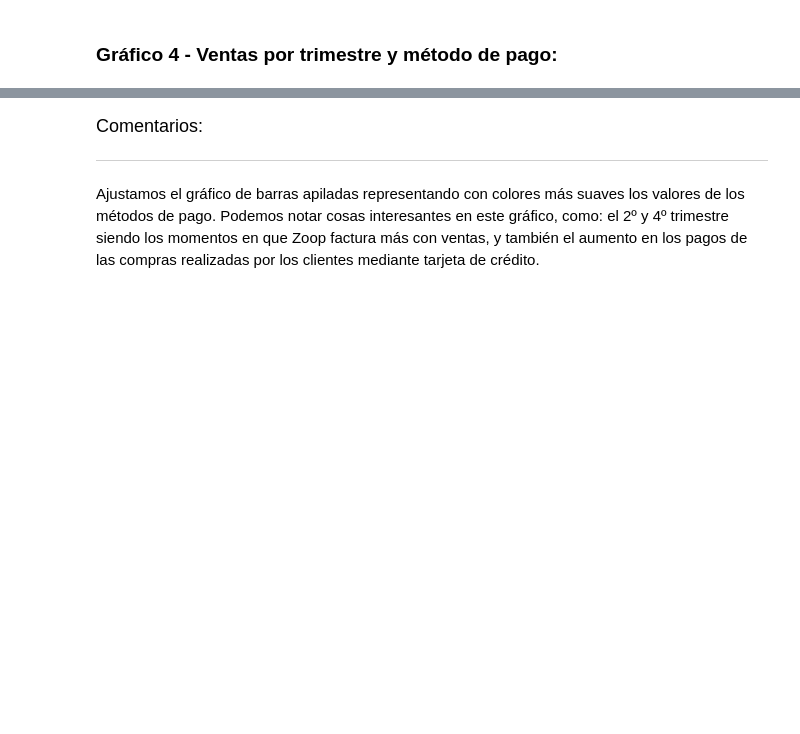
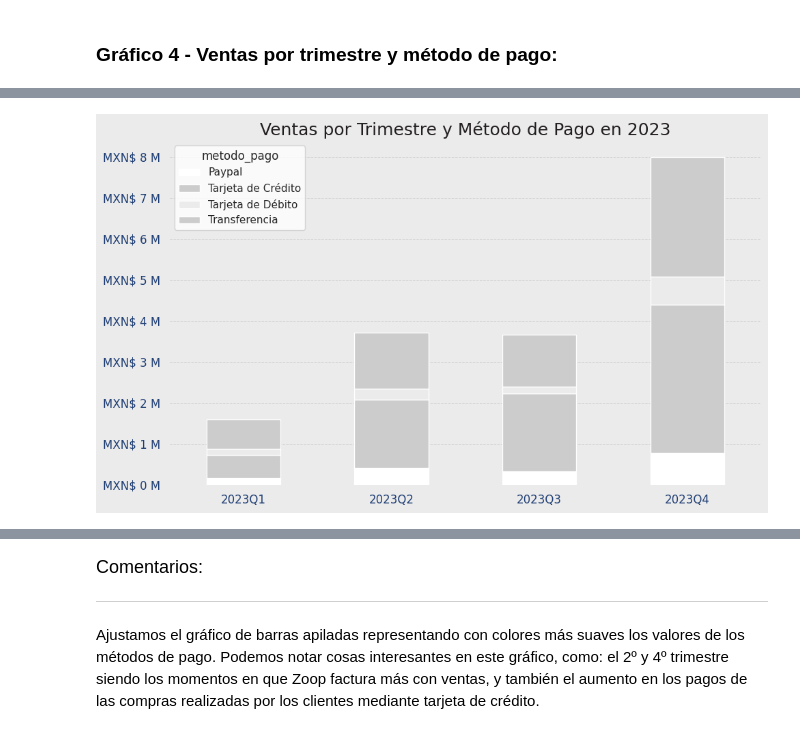
Before and after one commit to Starleen1996/Pandas-E-S, a Jupyter notebook: IA_aplicada_a_ciencia_de_datos.ipynb, the cells around one changed output, grey strips where cells are left out. Cells and saved outputs as stored; diff of their text form; code cells hidden in the pictures; blank space fills up the shorter version.

```diff
--- a/IA_aplicada_a_ciencia_de_datos.ipynb
+++ b/IA_aplicada_a_ciencia_de_datos.ipynb
@@ -1900,3 +2160,61 @@ Las etiquetas del eje x (xticks) deben estar a 0 grados y tener tamaño 12 con e
 También agrega una cuadrícula punteada en y.
 
 Utiliza las bibliotecas de visualización de datos de Python para crear esta visualización.
+# %%
+# Paso 1: Asegurar que la columna 'fecha' esté en formato datetime
+df['fecha'] = pd.to_datetime(df['fecha'])
+
+# Paso 2: Crear una nueva columna con el trimestre en formato "YYYY-TQ"
+df['trimestre'] = df['fecha'].dt.to_period('Q').astype(str)
+
+# Paso 3: Agrupar por trimestre y método de pago, sumando la facturación
+ventas_trimestrales = df.groupby(['trimestre', 'metodo_pago'])['facturacion'].sum().unstack(fill_value=0)
+
+# Paso 4: Definir colores personalizados de Zoop
+BLANCO = "#ffffff"
+GRIS_1 = "#ebebeb"
+GRIS_3 = "#cccccc"
+GRIS_5 = "#231f20"
+AZUL_1 = "#203f75"
+
+# Paleta para las columnas apiladas
+colores_zoop = [BLANCO, GRIS_3, GRIS_1, GRIS_3]
+
+# Paso 5: Crear gráfico de barras apiladas
+fig, ax = plt.subplots(figsize=(10, 6), facecolor=GRIS_1)  # Fondo general: GRIS_1
+ventas_trimestrales.plot(kind='bar', stacked=True, ax=ax, color=colores_zoop)
+
+# Paso 6: Estilizar fondo del área del gráfico
+ax.set_facecolor(GRIS_1)
+
+# Paso 7: Título de la figura
+ax.set_title('Ventas por Trimestre y Método de Pago en 2023', fontsize=18, color=GRIS_5)
+
+# Paso 8: Quitar etiquetas de los ejes
+ax.set_xlabel('')
+ax.set_ylabel('')
+
+# Paso 9: Personalizar etiquetas del eje X
+ax.set_xticklabels(ax.get_xticklabels(), rotation=0, fontsize=12, color=AZUL_1)
+
+# Paso 10: Personalizar etiquetas del eje Y en formato "MXN$ valor M"
+def millones(x, pos):
+    return f'MXN$ {x * 1e-6:.0f} M'
+ax.yaxis.set_major_formatter(ticker.FuncFormatter(millones))
+ax.tick_params(axis='y', labelsize=12, colors=AZUL_1)
+
+# Paso 11: Eliminar todos los bordes del gráfico
+for spine in ['top', 'bottom', 'left', 'right']:
+    ax.spines[spine].set_visible(False)
+
+# Paso 12: Agregar cuadrícula punteada en eje Y
+ax.yaxis.grid(True, linestyle='--', linewidth=0.7, alpha=0.7)
+ax.xaxis.grid(False)
+
+# Paso 13: Ajustar el diseño
+plt.tight_layout()
+
+# Paso 14: Mostrar el gráfico
+plt.show()
+# %% [output]
+[figure, added]
```
Also changed, not shown: parts of 19 cells of this notebook.
